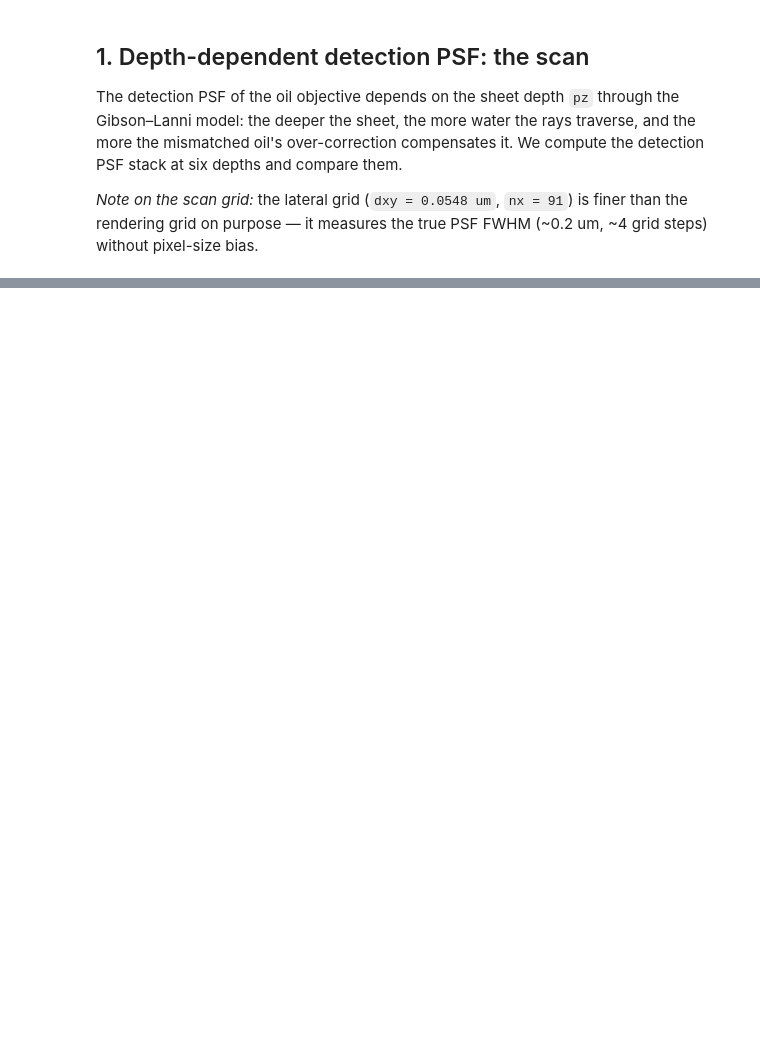
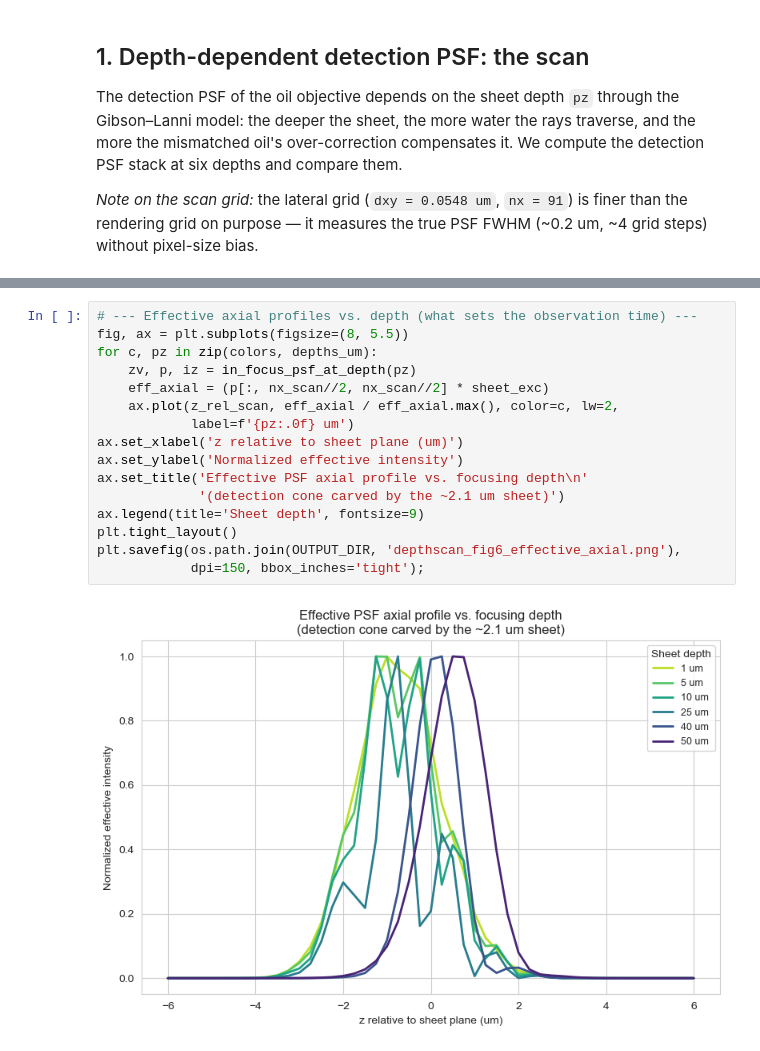
Before and after one commit to Tomkaehst/H2MM-FRET-Blinking, a Jupyter notebook: ATTO550_DNA_D80um2s_Alvium1800U158_NA1.46_oil_63x_depthscan/LightSheet_ATTO550_NA1.46_63x_oil_depthscan.ipynb, the cells around one changed output, grey strips where cells are left out. Drawn from its saved outputs; the diff is of its cells as text; blank space fills up the shorter version.

```diff
--- a/ATTO550_DNA_D80um2s_Alvium1800U158_NA1.46_oil_63x_depthscan/LightSheet_ATTO550_NA1.46_63x_oil_depthscan.ipynb
+++ b/ATTO550_DNA_D80um2s_Alvium1800U158_NA1.46_oil_63x_depthscan/LightSheet_ATTO550_NA1.46_63x_oil_depthscan.ipynb
@@ -534,0 +390,18 @@ Saved: /Users/tomkache/Documents/Arbeit/EAH/Software/python/Lightsheet_smFRET_Si
+# %%
+# --- Effective axial profiles vs. depth (what sets the observation time) ---
+fig, ax = plt.subplots(figsize=(8, 5.5))
+for c, pz in zip(colors, depths_um):
+    zv, p, iz = in_focus_psf_at_depth(pz)
+    eff_axial = (p[:, nx_scan//2, nx_scan//2] * sheet_exc)
+    ax.plot(z_rel_scan, eff_axial / eff_axial.max(), color=c, lw=2,
+            label=f'{pz:.0f} um')
+ax.set_xlabel('z relative to sheet plane (um)')
+ax.set_ylabel('Normalized effective intensity')
+ax.set_title('Effective PSF axial profile vs. focusing depth\n'
+             '(detection cone carved by the ~2.1 um sheet)')
+ax.legend(title='Sheet depth', fontsize=9)
+plt.tight_layout()
+plt.savefig(os.path.join(OUTPUT_DIR, 'depthscan_fig6_effective_axial.png'),
+            dpi=150, bbox_inches='tight');
+# %% [output]
+[figure, added]
```
Also changed, not shown: parts of 32 cells of this notebook, 7 other files.
